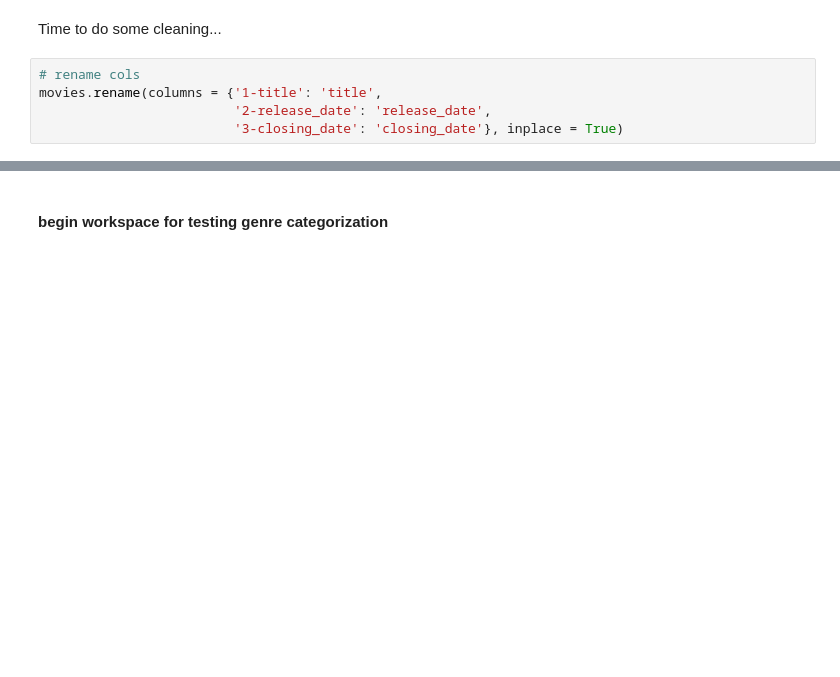
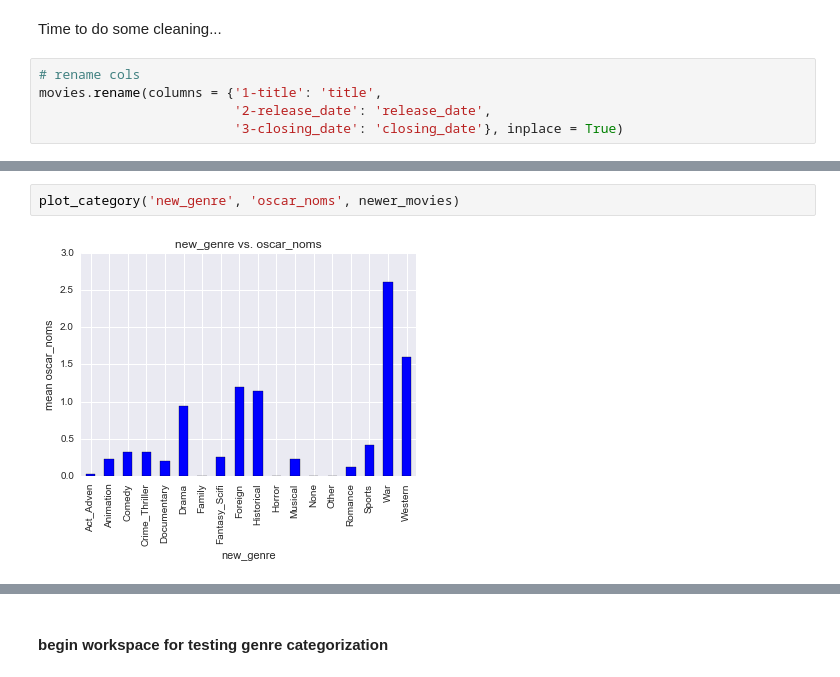
Before and after one commit to dianalam/movie-predictor, a Jupyter notebook: luther-analysis.ipynb, the cells around one changed output, grey strips where cells are left out. Cells and saved outputs as stored; diff of their text form; blank space fills up the shorter version.

```diff
--- a/luther-analysis.ipynb
+++ b/luther-analysis.ipynb
@@ -297,0 +292,4 @@ total
+# %%
+plot_category('new_genre', 'oscar_noms', newer_movies)
+# %% [output]
+[figure, added]
```
Also changed, not shown: parts of 95 cells of this notebook.
